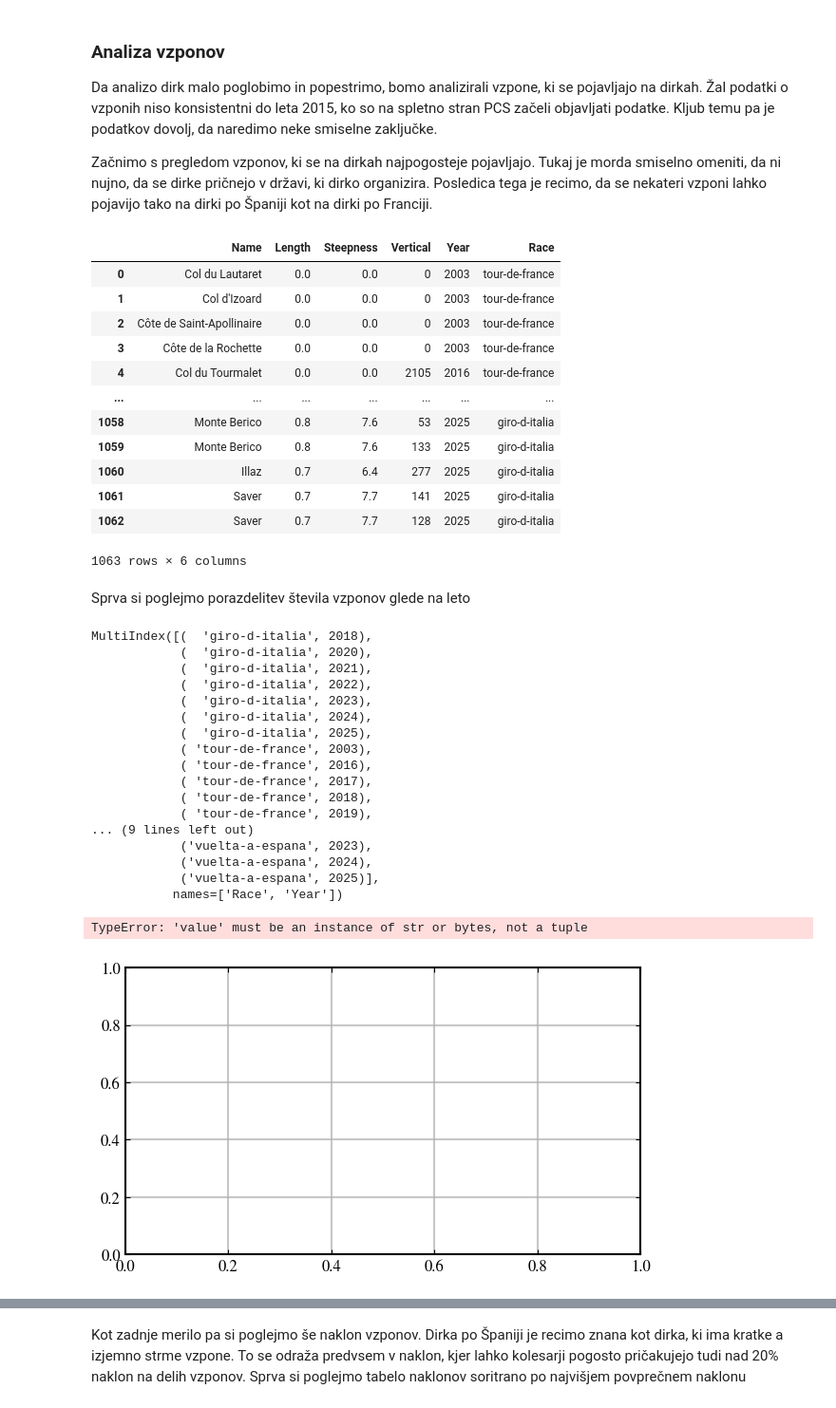
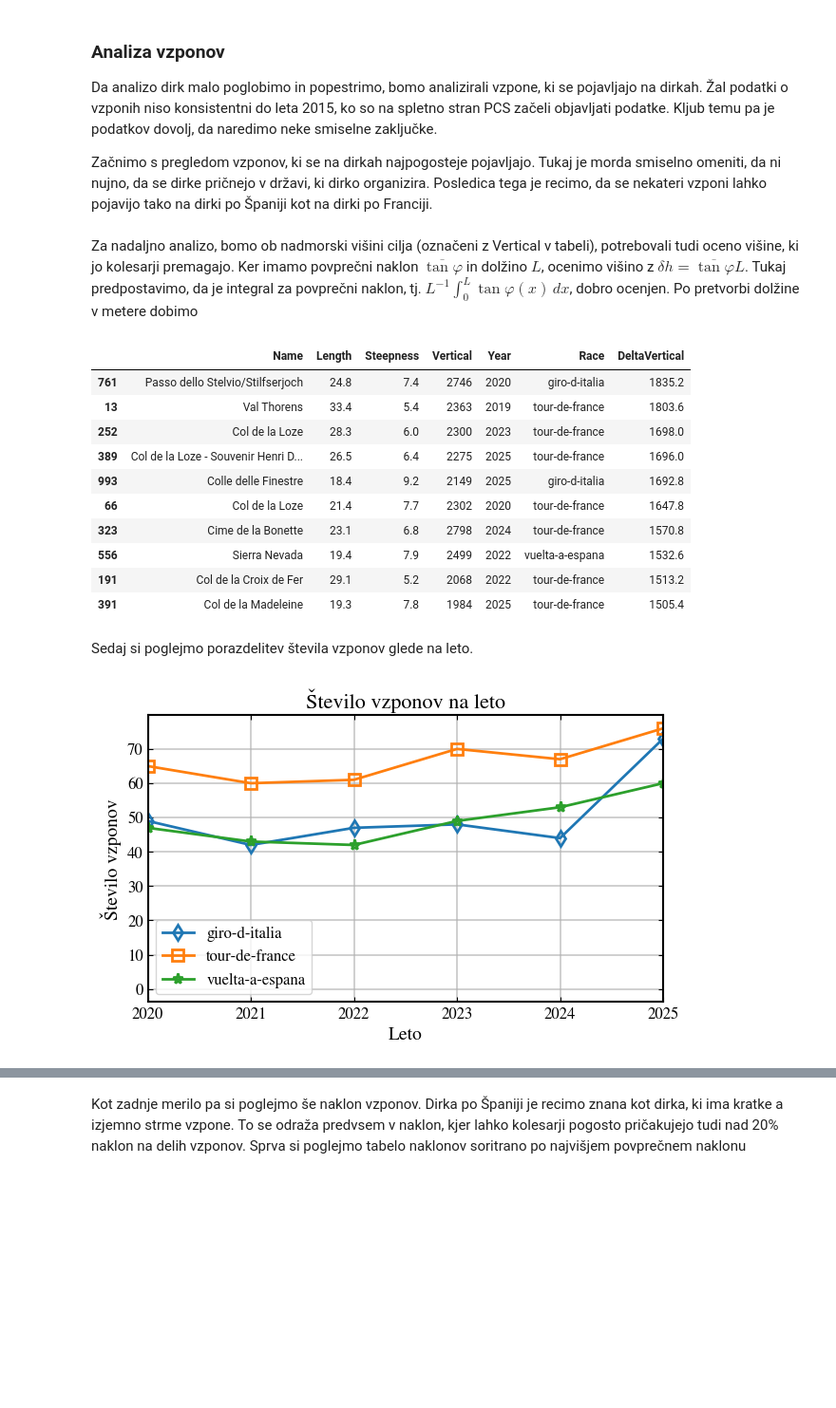
Before and after one commit to ziga-vaupotic/uvp-projektna, a Jupyter notebook: analyses/analiza-dirk.ipynb, the cells around one changed output, grey strips where cells are left out. Shown at 95% size. Cells and saved outputs as stored; diff of their text form; code cells hidden in the pictures; blank space fills up the shorter version.

Commit message:
Poglobljena analiza vzponov

```diff
--- a/analyses/analiza-dirk.ipynb
+++ b/analyses/analiza-dirk.ipynb
@@ -7,6 +9,8 @@ import pandas as pd
 import matplotlib.pyplot as plt
 import numpy as np
 plt.style.use("style.mplstyle")
+
+markers_iter = ["d", "s", "*", "o", "^"]
 # %% [markdown]
 ### Analiza vzponov ###
 Da analizo dirk malo poglobimo in popestrimo, bomo analizirali vzpone, ki se pojavljajo na dirkah. Žal podatki o vzponih niso konsistentni do leta 2015, ko so na spletno stran PCS začeli objavljati podatke. Kljub temu pa je podatkov dovolj, da naredimo neke smiselne zaključke.
@@ -14,51 +18,41 @@ Da analizo dirk malo poglobimo in popestrimo, bomo analizirali vzpone, ki se poj
 Začnimo s pregledom vzponov, ki se na dirkah najpogosteje pojavljajo. Tukaj je morda smiselno omeniti, da ni nujno, da se dirke pričnejo v državi, ki dirko organizira. Posledica tega je recimo, da se nekateri vzponi lahko pojavijo tako na dirki po Španiji kot na dirki po Franciji.
 # %%
 data_frame = pd.read_csv("../data/csv/climbs.csv")
-data_frame
+
+invalid_condition = data_frame["Vertical"] != 0
-# %% [output]
-|  | Name | Length | Steepness | Vertical | Year | Race |
-| 0 | Col du Lautaret | 0.0 | 0.0 | 0 | 2003 | tour-de-france |
-| 1 | Col d'Izoard | 0.0 | 0.0 | 0 | 2003 | tour-de-france |
-| 2 | Côte de Saint-Apollinaire | 0.0 | 0.0 | 0 | 2003 | tour-de-france |
-| 3 | Côte de la Rochette | 0.0 | 0.0 | 0 | 2003 | tour-de-france |
-| 4 | Col du Tourmalet | 0.0 | 0.0 | 2105 | 2016 | tour-de-france |
-| ... | ... | ... | ... | ... | ... | ... |
-| 1058 | Monte Berico | 0.8 | 7.6 | 53 | 2025 | giro-d-italia |
-| 1059 | Monte Berico | 0.8 | 7.6 | 133 | 2025 | giro-d-italia |
-| 1060 | Illaz | 0.7 | 6.4 | 277 | 2025 | giro-d-italia |
-| 1061 | Saver | 0.7 | 7.7 | 141 | 2025 | giro-d-italia |
-| 1062 | Saver | 0.7 | 7.7 | 128 | 2025 | giro-d-italia |
-1063 rows × 6 columns
+# %% [markdown]
+Za nadaljno analizo, bomo ob nadmorski višini cilja (označeni z Vertical v tabeli), potrebovali tudi oceno višine, ki jo kolesarji premagajo. Ker imamo povprečni naklon $ \overline{\tan \varphi}$ in dolžino $L$, ocenimo višino z $\delta h = \overline{\tan \varphi} L$. Tukaj predpostavimo, da je integral za povprečni naklon, tj. $L^{-1} \int_0^L \tan \varphi (x) \, d x$, dobro ocenjen. Po pretvorbi dolžine v metere dobimo
+# %%
+data_frame["DeltaVertical"] = data_frame["Steepness"] * data_frame["Length"] * 10
+data_frame.sort_values("DeltaVertical", ascending=False).head(10)
+# %% [output]
+|  | Name | Length | Steepness | Vertical | Year | Race | DeltaVertical |
+| 761 | Passo dello Stelvio/Stilfserjoch | 24.8 | 7.4 | 2746 | 2020 | giro-d-italia | 1835.2 |
+| 13 | Val Thorens | 33.4 | 5.4 | 2363 | 2019 | tour-de-france | 1803.6 |
+| 252 | Col de la Loze | 28.3 | 6.0 | 2300 | 2023 | tour-de-france | 1698.0 |
+| 389 | Col de la Loze - Souvenir Henri D... | 26.5 | 6.4 | 2275 | 2025 | tour-de-france | 1696.0 |
+| 993 | Colle delle Finestre | 18.4 | 9.2 | 2149 | 2025 | giro-d-italia | 1692.8 |
+| 66 | Col de la Loze | 21.4 | 7.7 | 2302 | 2020 | tour-de-france | 1647.8 |
+| 323 | Cime de la Bonette | 23.1 | 6.8 | 2798 | 2024 | tour-de-france | 1570.8 |
+| 556 | Sierra Nevada | 19.4 | 7.9 | 2499 | 2022 | vuelta-a-espana | 1532.6 |
+| 191 | Col de la Croix de Fer | 29.1 | 5.2 | 2068 | 2022 | tour-de-france | 1513.2 |
+| 391 | Col de la Madeleine | 19.3 | 7.8 | 1984 | 2025 | tour-de-france | 1505.4 |
 # %% [markdown]
-Sprva si poglejmo porazdelitev števila vzponov glede na leto
+Sedaj si poglejmo porazdelitev števila vzponov glede na leto.
 # %%
-graph_climbs_by_year = data_frame.groupby(["Race", "Year"]).count()
+graph_climbs_by_year = data_frame.groupby(["Race", "Year"]).size()
 
-print(graph_climbs_by_year.index)
-plt.plot(graph_climbs_by_year.index, graph_climbs_by_year.values)
-plt.xlim([2019, 2025])
+count_table = graph_climbs_by_year.unstack(fill_value=0)
+
+for i, race in enumerate(count_table.index):
+    plt.plot(count_table.columns, count_table.loc[race], label=f"{race}", marker=markers_iter[i])
+
+plt.xlim([2020, 2025])
 plt.title("Število vzponov na leto")
 plt.xlabel("Leto")
-plt.ylabel("#Vzponov")
+plt.ylabel("Število vzponov")
+plt.legend()
 plt.show()
 # %% [output]
-MultiIndex([(  'giro-d-italia', 2018),
-            (  'giro-d-italia', 2020),
-            (  'giro-d-italia', 2021),
-            (  'giro-d-italia', 2022),
-            (  'giro-d-italia', 2023),
-            (  'giro-d-italia', 2024),
-            (  'giro-d-italia', 2025),
-            ( 'tour-de-france', 2003),
-            ( 'tour-de-france', 2016),
-            ( 'tour-de-france', 2017),
-            ( 'tour-de-france', 2018),
-            ( 'tour-de-france', 2019),
-... (9 lines left out)
-            ('vuelta-a-espana', 2023),
-            ('vuelta-a-espana', 2024),
-            ('vuelta-a-espana', 2025)],
-           names=['Race', 'Year'])
-TypeError: 'value' must be an instance of str or bytes, not a tuple
-[figure, old version]
+[figure, new version]
 # %% [markdown]
```
Also changed, not shown: parts of 17 cells of this notebook.
